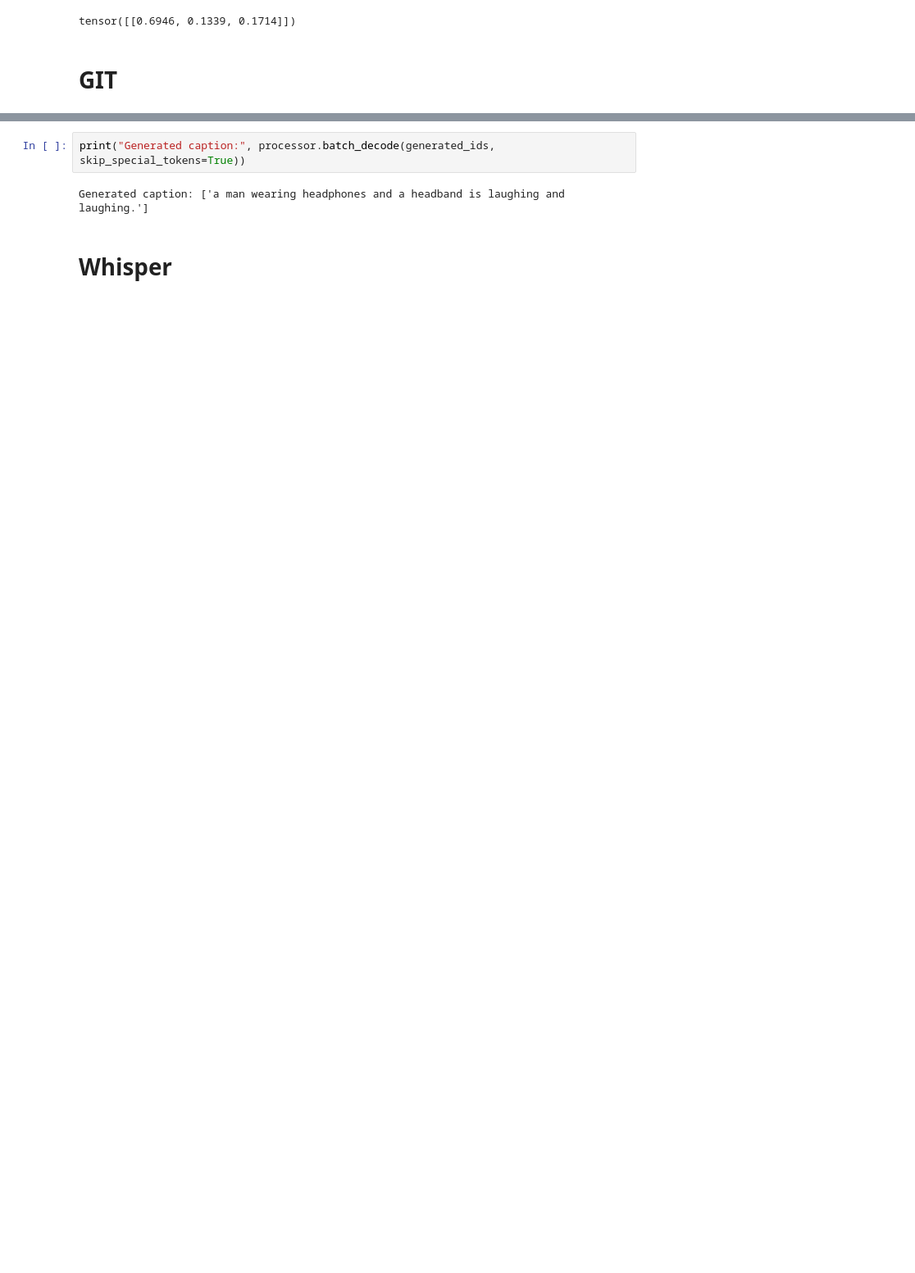
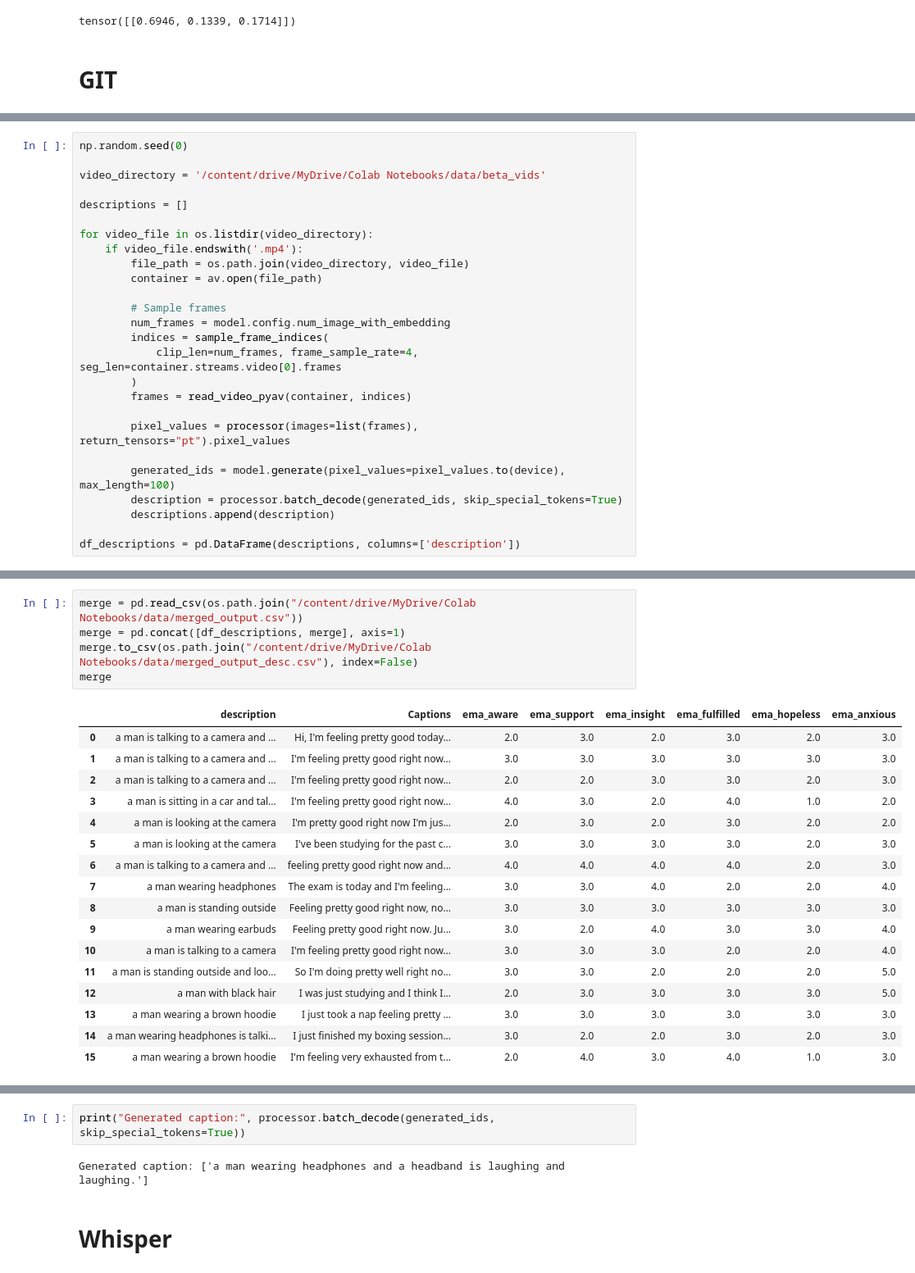
Before and after one commit to Yogesh914/cv-model-exploration, a Jupyter notebook: exploration.ipynb, the cells around one changed output, grey strips where cells are left out. Shown at 82% size. Drawn from its saved outputs; the diff is of its cells as text; blank space fills up the shorter version.

```diff
--- a/exploration.ipynb
+++ b/exploration.ipynb
@@ -464,0 +495,26 @@ from transformers import AutoProcessor, AutoModelForCausalLM
+# %%
+np.random.seed(0)
+
+video_directory = '/content/drive/MyDrive/Colab Notebooks/data/beta_vids'
+
+descriptions = []
+
+for video_file in os.listdir(video_directory):
+    if video_file.endswith('.mp4'):
+        file_path = os.path.join(video_directory, video_file)
+        container = av.open(file_path)
+
+        # Sample frames
+        num_frames = model.config.num_image_with_embedding
+        indices = sample_frame_indices(
+            clip_len=num_frames, frame_sample_rate=4, seg_len=container.streams.video[0].frames
+        )
+        frames = read_video_pyav(container, indices)
+
+        pixel_values = processor(images=list(frames), return_tensors="pt").pixel_values
+
+        generated_ids = model.generate(pixel_values=pixel_values.to(device), max_length=100)
+        description = processor.batch_decode(generated_ids, skip_special_tokens=True)
+        descriptions.append(description)
+
+df_descriptions = pd.DataFrame(descriptions, columns=['description'])
@@ -464,0 +562,23 @@ from transformers import AutoProcessor, AutoModelForCausalLM
+# %%
+merge = pd.read_csv(os.path.join("/content/drive/MyDrive/Colab Notebooks/data/merged_output.csv"))
+merge = pd.concat([df_descriptions, merge], axis=1)
+merge.to_csv(os.path.join("/content/drive/MyDrive/Colab Notebooks/data/merged_output_desc.csv"), index=False)
+merge
+# %% [output]
+|  | description | Captions | ema_aware | ema_support | ema_insight | ema_fulfilled | ema_hopeless | ema_anxious |
+| 0 | a man is talking to a camera and ... | Hi, I'm feeling pretty good today... | 2.0 | 3.0 | 2.0 | 3.0 | 2.0 | 3.0 |
+| 1 | a man is talking to a camera and ... | I'm feeling pretty good right now... | 3.0 | 3.0 | 3.0 | 3.0 | 3.0 | 3.0 |
+| 2 | a man is talking to a camera and ... | I'm feeling pretty good right now... | 2.0 | 2.0 | 3.0 | 3.0 | 2.0 | 3.0 |
+| 3 | a man is sitting in a car and tal... | I'm feeling pretty good right now... | 4.0 | 3.0 | 2.0 | 4.0 | 1.0 | 2.0 |
+| 4 | a man is looking at the camera | I'm pretty good right now I'm jus... | 2.0 | 3.0 | 2.0 | 3.0 | 2.0 | 2.0 |
+| 5 | a man is looking at the camera | I've been studying for the past c... | 3.0 | 3.0 | 3.0 | 3.0 | 2.0 | 3.0 |
+| 6 | a man is talking to a camera and ... | feeling pretty good right now and... | 4.0 | 4.0 | 4.0 | 4.0 | 2.0 | 3.0 |
+| 7 | a man wearing headphones | The exam is today and I'm feeling... | 3.0 | 3.0 | 4.0 | 2.0 | 2.0 | 4.0 |
+| 8 | a man is standing outside | Feeling pretty good right now, no... | 3.0 | 3.0 | 3.0 | 3.0 | 3.0 | 3.0 |
+| 9 | a man wearing earbuds | Feeling pretty good right now. Ju... | 3.0 | 2.0 | 4.0 | 3.0 | 3.0 | 4.0 |
+| 10 | a man is talking to a camera | I'm feeling pretty good right now... | 3.0 | 3.0 | 3.0 | 2.0 | 2.0 | 4.0 |
+| 11 | a man is standing outside and loo... | So I'm doing pretty well right no... | 3.0 | 3.0 | 2.0 | 2.0 | 2.0 | 5.0 |
+| 12 | a man with black hair | I was just studying and I think I... | 2.0 | 3.0 | 3.0 | 3.0 | 3.0 | 5.0 |
+| 13 | a man wearing a brown hoodie | I just took a nap feeling pretty ... | 3.0 | 3.0 | 3.0 | 3.0 | 3.0 | 3.0 |
+| 14 | a man wearing headphones is talki... | I just finished my boxing session... | 3.0 | 2.0 | 2.0 | 3.0 | 2.0 | 3.0 |
+| 15 | a man wearing a brown hoodie | I'm feeling very exhausted from t... | 2.0 | 4.0 | 3.0 | 4.0 | 1.0 | 3.0 |
```
Also changed, not shown: parts of 23 cells of this notebook.
